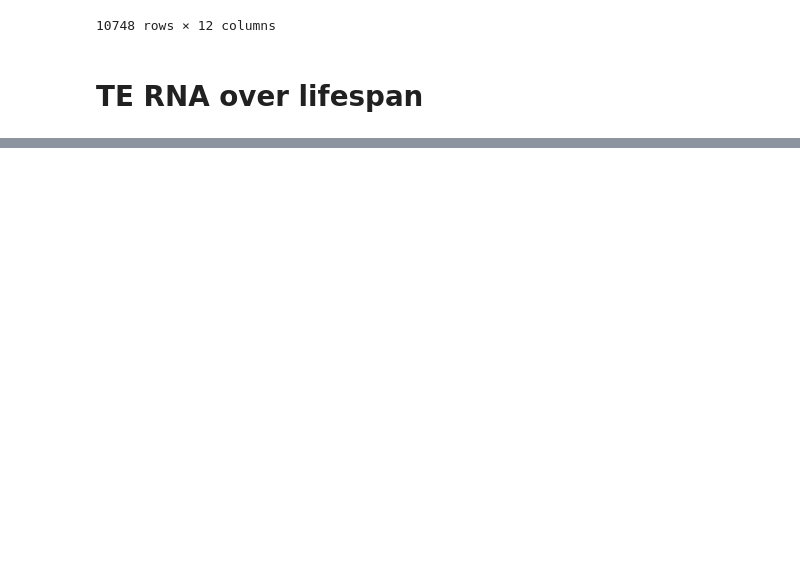
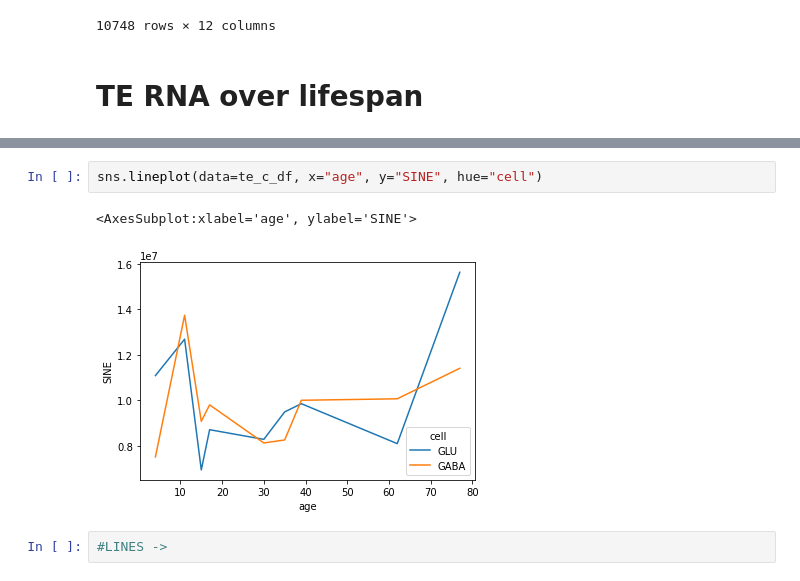
Before and after one commit to dmnburrows/line1_ageing, a Jupyter notebook: te_rna.ipynb, the cells around one changed output, grey strips where cells are left out. Saved outputs shown, nothing was run; the diff lists cells and outputs as text; blank space fills up the shorter version.

```diff
--- a/te_rna.ipynb
+++ b/te_rna.ipynb
@@ -183,0 +257,7 @@ See the caveats in the documentation: https://pandas.pydata.org/pandas-docs/stab
+# %%
+sns.lineplot(data=te_c_df, x="age", y="SINE", hue="cell")
+# %% [output]
+<AxesSubplot:xlabel='age', ylabel='SINE'>
+[figure, added]
+# %%
+#LINES ->
```
Also changed, not shown: parts of 11 cells of this notebook, 11 other files.
